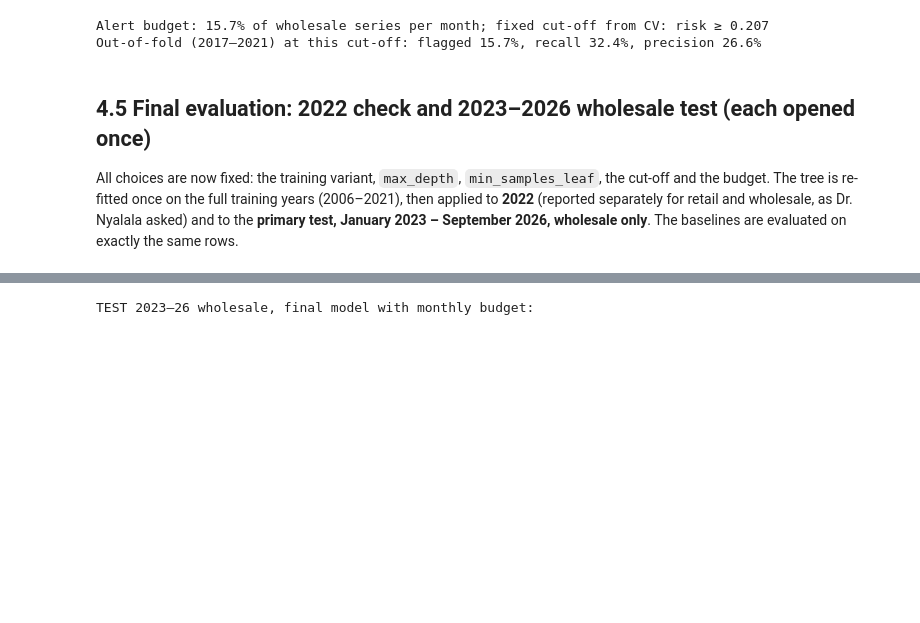
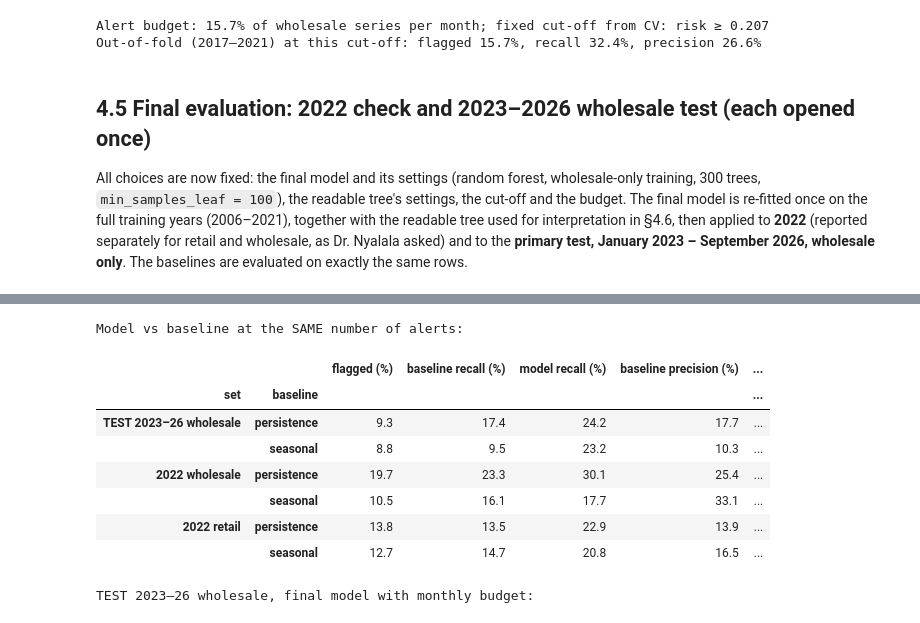
Before and after one commit to Shambhavi-DSAI2006/tanzania-food-price-spikes, a Jupyter notebook: Shambhavi_MiniProject.ipynb, the cells around one changed output, grey strips where cells are left out. Drawn from its saved outputs; the diff is of its cells as text; code cells hidden in the pictures; blank space fills up the shorter version.

```diff
--- a/Shambhavi_MiniProject.ipynb
+++ b/Shambhavi_MiniProject.ipynb
@@ -2438,7 +2438,7 @@ Out-of-fold (2017–2021) at this cut-off: flagged 15.7%, recall 32.4%, precisio
 # %% [markdown]
 ## 4.5 Final evaluation: 2022 check and 2023–2026 wholesale test (each opened once)
 
-All choices are now fixed: the training variant, `max_depth`, `min_samples_leaf`, the cut-off and the budget. The tree is re-fitted once on the full training years (2006–2021), then applied to **2022** (reported separately for retail and wholesale, as Dr. Nyalala asked) and to the **primary test, January 2023 – September 2026, wholesale only**. The baselines are evaluated on exactly the same rows.
+All choices are now fixed: the final model and its settings (random forest, wholesale-only training, 300 trees, `min_samples_leaf = 100`), the readable tree's settings, the cut-off and the budget. The final model is re-fitted once on the full training years (2006–2021), together with the readable tree used for interpretation in §4.6, then applied to **2022** (reported separately for retail and wholesale, as Dr. Nyalala asked) and to the **primary test, January 2023 – September 2026, wholesale only**. The baselines are evaluated on exactly the same rows.
 # %%
 def training_rows(variant):
     return train_df if VARIANTS[variant] is None else train_df[train_df["pricetype"] == VARIANTS[variant]]
@@ -2518,6 +2518,34 @@ headline.astype(float).round(3)
 |  | persistence baseline | 21.553 | 19.746 | 25.424 | 23.292 | 0.243 | 0.047 | 0.523 | ... |
 | 2022 retail | final model — monthly budget | 14.211 | 15.771 | 23.687 | 26.286 | 0.249 | 0.117 | 0.583 | ... |
 |  | persistence baseline | 14.211 | 13.773 | 13.915 | 13.486 | 0.137 | -0.003 | 0.498 | ... |
+# %%
+# Same-workload comparison: the budget flags 16% of series, persistence and seasonal flag fewer, and flagging more
+# catches more by itself. So the model is also given exactly each baseline's workload (its share of series flagged).
+same_rows = []
+for lab, frame, score in [("TEST 2023–26 wholesale", test_df, s_test),
+                          ("2022 wholesale", check_df[check_df["pricetype"] == "Wholesale"], s_check_w),
+                          ("2022 retail", check_df[check_df["pricetype"] == "Retail"], s_check_r)]:
+    y = frame["spike"].to_numpy(int)
+    for base, col in [("persistence", "spike_lag1"), ("seasonal", "spike_lag12")]:
+        bf = (frame[col].fillna(0).to_numpy() == 1)
+        mf = budget_flags(frame, score, share=bf.mean())
+        same_rows.append({"set": lab, "baseline": base, "flagged (%)": 100 * bf.mean(),
+                          "baseline recall (%)": 100 * recall_score(y, bf), "model recall (%)": 100 * recall_score(y, mf),
+                          "baseline precision (%)": 100 * precision_score(y, bf, zero_division=0),
+                          "model precision (%)": 100 * precision_score(y, mf, zero_division=0)})
+same_load = pd.DataFrame(same_rows).set_index(["set", "baseline"])
+print("Model vs baseline at the SAME number of alerts:")
+same_load.round(1)
+# %% [output]
+Model vs baseline at the SAME number of alerts:
+|  |  | flagged (%) | baseline recall (%) | model recall (%) | baseline precision (%) | ... |
+| set | baseline |  |  |  |  | ... |
+| TEST 2023–26 wholesale | persistence | 9.3 | 17.4 | 24.2 | 17.7 | ... |
+|  | seasonal | 8.8 | 9.5 | 23.2 | 10.3 | ... |
+| 2022 wholesale | persistence | 19.7 | 23.3 | 30.1 | 25.4 | ... |
+|  | seasonal | 10.5 | 16.1 | 17.7 | 33.1 | ... |
+| 2022 retail | persistence | 13.8 | 13.5 | 22.9 | 13.9 | ... |
+|  | seasonal | 12.7 | 14.7 | 20.8 | 16.5 | ... |
 # %%
 # Confusion matrices (always report them: Evaluating Classifiers lecture)
 def cm_table(res, name):
```
Also changed, not shown: parts of 6 cells of this notebook, 2 other files.
